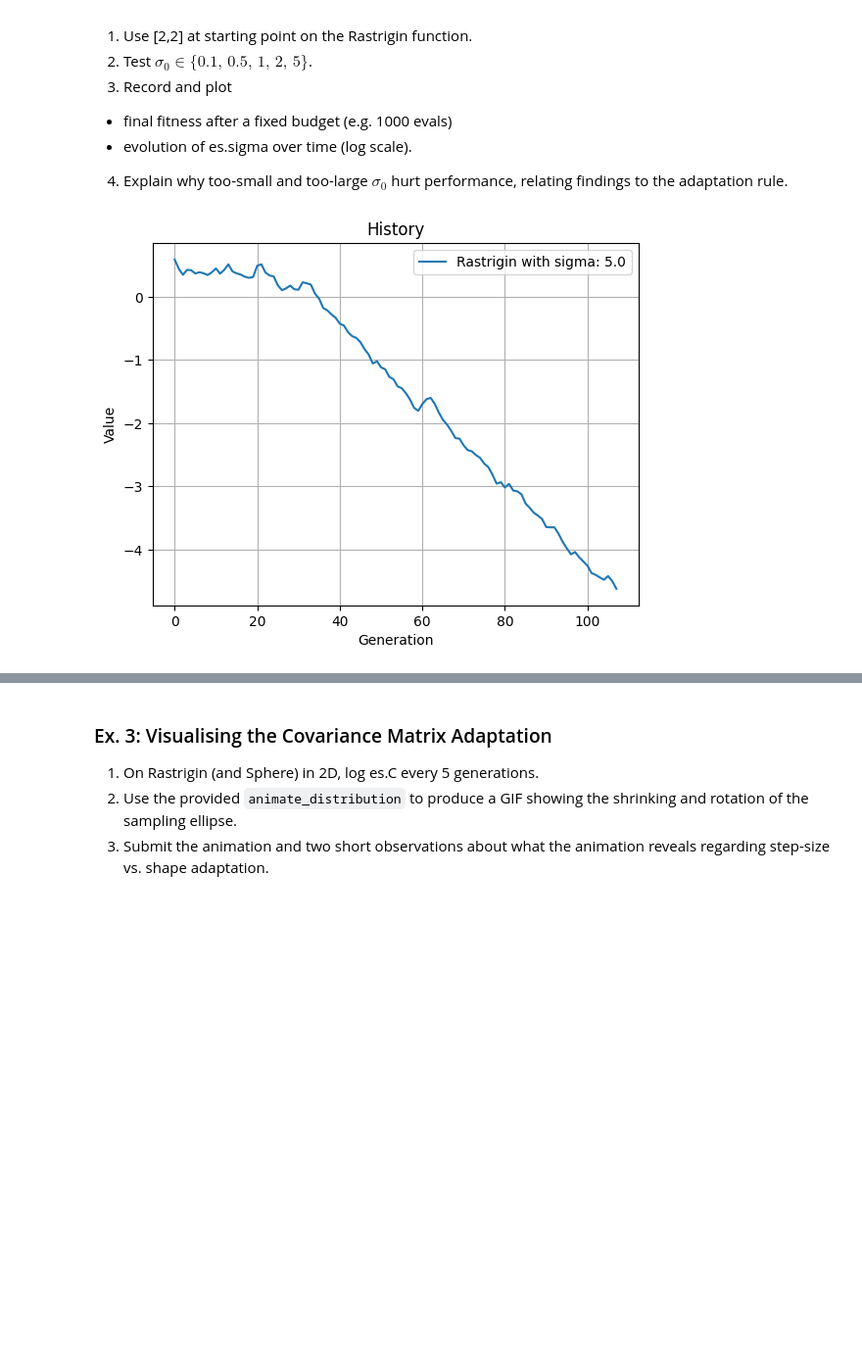
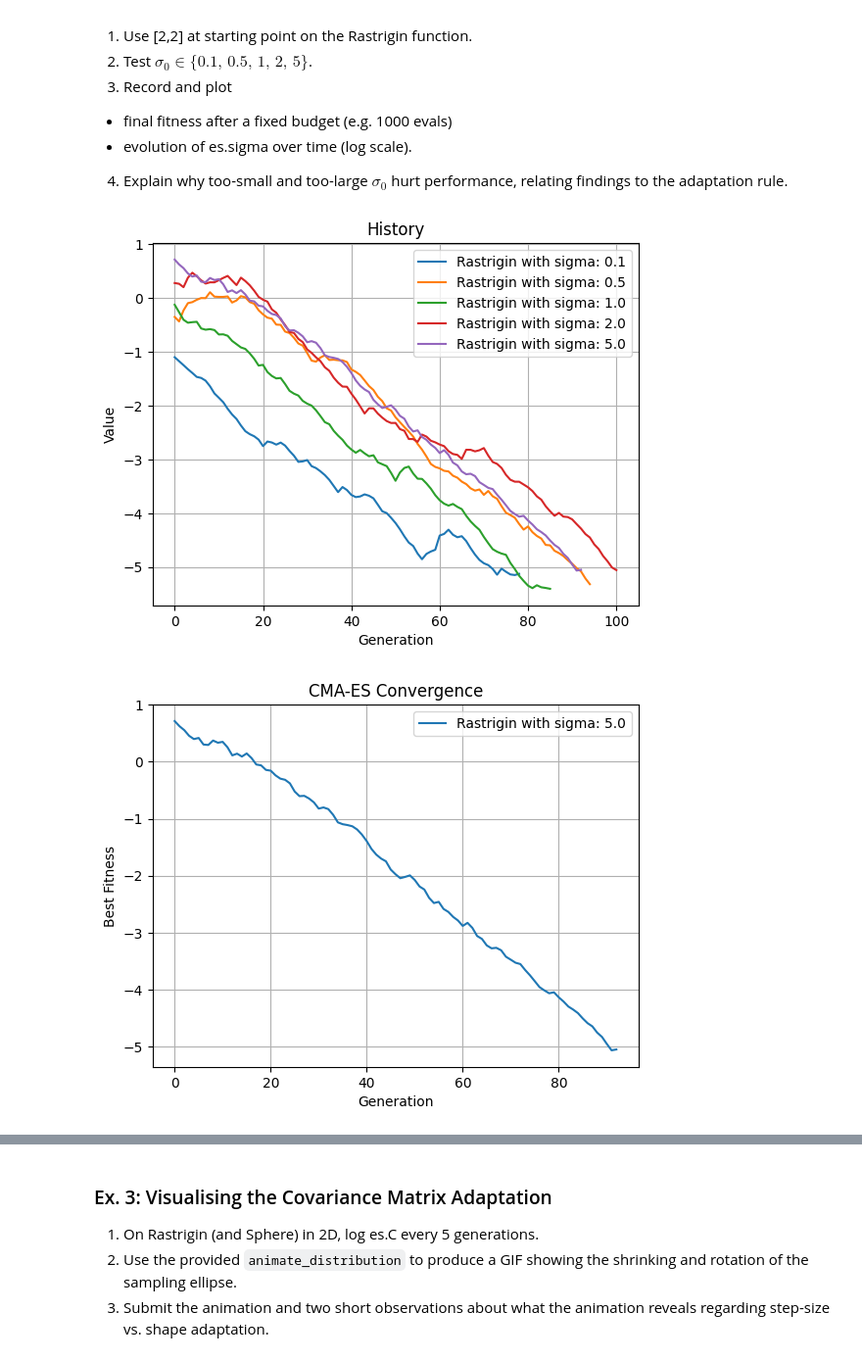
Before and after one commit to pawlowiczf/Stochastic-Methods-in-Machine-Learning, a Jupyter notebook: 08-ea/instructions.ipynb, the cells around one changed output, grey strips where cells are left out. Shown at 98% size. Cells and saved outputs as stored; diff of their text form; code cells hidden in the pictures; blank space fills up the shorter version.

Commit message:
add initial solution to lab08

```diff
--- a/08-ea/instructions.ipynb
+++ b/08-ea/instructions.ipynb
@@ -169,23 +173,20 @@ def trim_at_target(fitness_history: list[float], target: float = 1e-8) -> list[f
 initial_points = [(-4, -4), (-1, 3), (5, 5), (-1, -1), (3, 2)]
 results = []
 
-for (x, y) in initial_points:
+for x, y in initial_points:
     result = run_cma_es(
-        func=rosenbrock,
-        x0=np.array([x, y]),
-        sigma0=0.5,
-        max_iterations=250
+        func=rosenbrock, x0=np.array([x, y]), sigma0=0.5, max_iterations=250
     )
     results.append(result.best_fitness)
 #
 
 graphs = {
-    f'Rosenbrock with starting point: {start_point}': fitness_history
-    for start_point, fitness_history in zip(initial_points, [trim_at_target(r) for r in results])
+    f"Rosenbrock with starting point: {start_point}": fitness_history
+    for start_point, fitness_history in zip(
+        initial_points, [trim_at_target(r) for r in results]
+    )
 }
 
 for name, fitness_history in graphs.items():
-    plot_convergence({
-        name: fitness_history
-    })
+    plot_convergence({name: fitness_history})
 # %% [output]
@@ -205,25 +206,32 @@ for name, fitness_history in graphs.items():
 # %%
 x0 = np.array([2, 2])
 sigmas = [0.1, 0.5, 1.0, 2.0, 5.0]
 
 sigmas_history = []
 
 for sigma in sigmas:
-    result = run_cma_es(
-        rastrigin,
-        x0=x0,
-        max_iterations=1000,
-        sigma0=sigma
-    )
+    result = run_cma_es(rastrigin, x0=x0, max_iterations=1000, sigma0=sigma)
     sigmas_history.append(result.sigma_history)
 #
 
-sigmas_history_log = [list(map(lambda x: np.log10(x), sigma_history)) for sigma_history in sigmas_history]
+sigmas_history_log = [
+    list(map(lambda x: np.log10(x), sigma_history)) for sigma_history in sigmas_history
+]
 plot_histories(
     {
-        f'Rastrigin with sigma: {sigma}': sigma_history_log
+        f"Rastrigin with sigma: {sigma}": sigma_history_log
+        for sigma, sigma_history_log in zip(sigmas, sigmas_history_log)
+    }
+)
+plot_convergence(
+    {
+        f"Rastrigin with sigma: {sigma}": sigma_history_log
         for sigmas, sigma_history_log in zip(sigmas, sigmas_history_log)
     }
 )
+
+for name, fitness_history in graphs.items():
+    plot_convergence({name: fitness_history})
 # %% [output]
-[figure, old version]
+[figure, new version]
+[figure, added]
```
Also changed, not shown: parts of 13 cells of this notebook.
